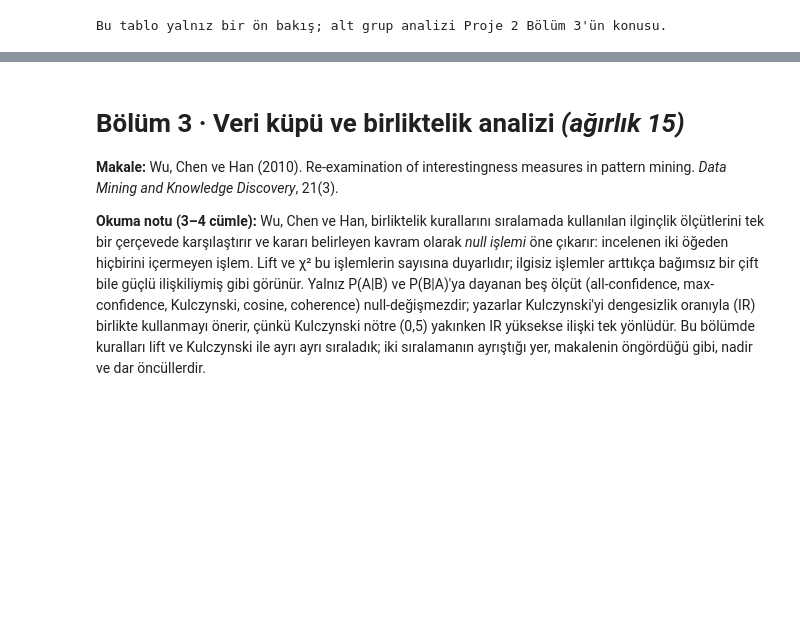
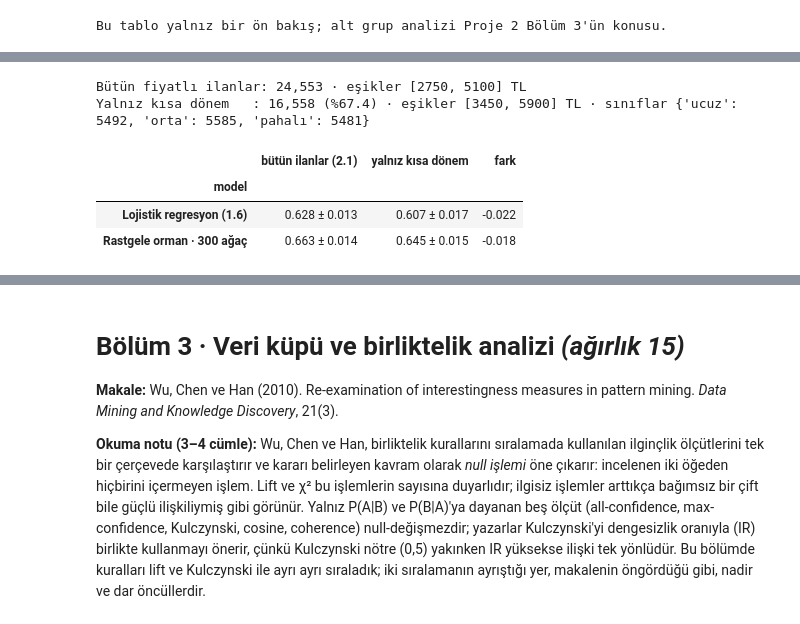
Before and after one commit to Uskudar-Universitesi/dataminingproject_04, a Jupyter notebook: Grup04_resmi_depo/proje1/BIL545_Proje1_Birlesik.ipynb, the cells around one changed output, grey strips where cells are left out. Saved outputs shown, nothing was run; the diff lists cells and outputs as text; code cells hidden in the pictures; blank space fills up the shorter version.

```diff
--- a/Grup04_resmi_depo/proje1/BIL545_Proje1_Birlesik.ipynb
+++ b/Grup04_resmi_depo/proje1/BIL545_Proje1_Birlesik.ipynb
@@ -2270,0 +2277,42 @@ Son model kendi eğitim verisinde 0,954 alıyor, ama bu sayı ezber içerdiği i
+# %%
+# =====================================================================
+# Kapsam duyarlılığı (Bölüm 1'deki KAPSAM kararı): yalnız kısa dönem ilanlar
+# Soru: model fiyat dilimini mi öğreniyor, yoksa ilanın "aylık mı gecelik mi"
+# fiyatlandığını mı? Uzun dönem (en az 30 gece) ilanlar çıkarılınca bu kısayol kalkar.
+# Aynı ön işleme, aynı modeller, aynı ev sahibine göre bölme; tek fark kapsam.
+# Kısa dönemde eşikler kendi tercillerinden yeniden hesaplanır
+# (KAPSAM = "kisa_donem" seçeneğindeki kuralın aynısı).
+# =====================================================================
+import warnings
+from sklearn.base import clone
+from sklearn.model_selection import cross_validate
+
+kisa = (veri["minimum_nights"] < 30).to_numpy()
+veri_k = veri[kisa].reset_index(drop=True)
+ESIK_K = (veri_k["fiyat"].quantile([1/3, 2/3]) / YUVARLAMA).round().mul(YUVARLAMA).astype(int).tolist()
+y_k = pd.cut(veri_k["fiyat"], [-np.inf, *ESIK_K, np.inf], labels=SINIFLAR, right=False).cat.codes.to_numpy().astype(int)
+X_k = X[kisa].reset_index(drop=True)
+CV_K = grup_cv(y_k, veri_k["host_id"].to_numpy())          # yine ev sahibine göre, 5 × 5
+
+print(f"Bütün fiyatlı ilanlar: {len(X):,} · eşikler {ESIKLER_MODEL} TL")
+print(f"Yalnız kısa dönem   : {len(X_k):,} (%{100 * kisa.mean():.1f}) · eşikler {ESIK_K} TL · "
+      f"sınıflar {dict(zip(SINIFLAR, np.bincount(y_k).tolist()))}")
+
+satir = []
+for ad in ["Lojistik regresyon (1.6)", SECILEN]:
+    with warnings.catch_warnings():                      # joblib'in zararsız "worker stopped" uyarısını gizle
+        warnings.simplefilter("ignore", UserWarning)
+        s_k = cross_validate(clone(MODELLER_21[ad]), X_k, y_k, cv=CV_K, scoring="f1_macro", n_jobs=-1)["test_score"]
+    s_h = skorlar_21[ad]                                  # 2.1'deki 25 skor (bütün fiyatlı ilanlar)
+    satir.append({"model": ad,
+                  "bütün ilanlar (2.1)": f"{s_h.mean():.3f} ± {s_h.std():.3f}",
+                  "yalnız kısa dönem": f"{s_k.mean():.3f} ± {s_k.std():.3f}",
+                  "fark": round(s_k.mean() - s_h.mean(), 3)})
+display(pd.DataFrame(satir).set_index("model"))
+# %% [output]
+Bütün fiyatlı ilanlar: 24,553 · eşikler [2750, 5100] TL
+Yalnız kısa dönem   : 16,558 (%67.4) · eşikler [3450, 5900] TL · sınıflar {'ucuz': 5492, 'orta': 5585, 'pahalı': 5481}
+|  | bütün ilanlar (2.1) | yalnız kısa dönem | fark |
+| model |  |  |  |
+| Lojistik regresyon (1.6) | 0.628 ± 0.013 | 0.607 ± 0.017 | -0.022 |
+| Rastgele orman · 300 ağaç | 0.663 ± 0.014 | 0.645 ± 0.015 | -0.018 |
```
Also changed, not shown: parts of 11 cells of this notebook.
